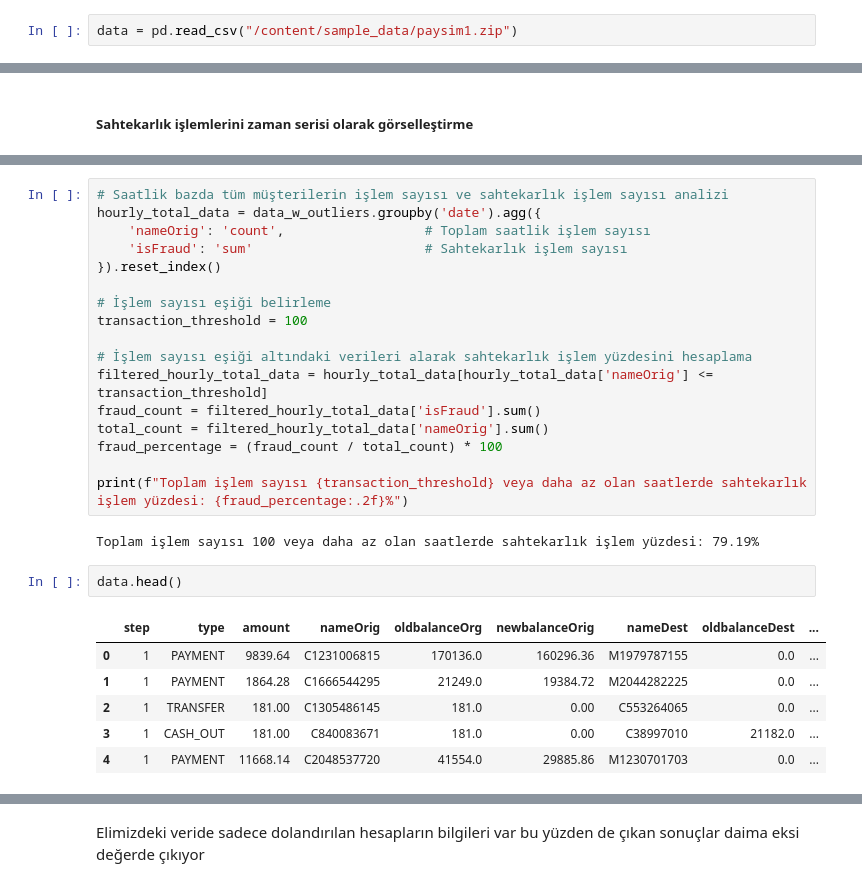
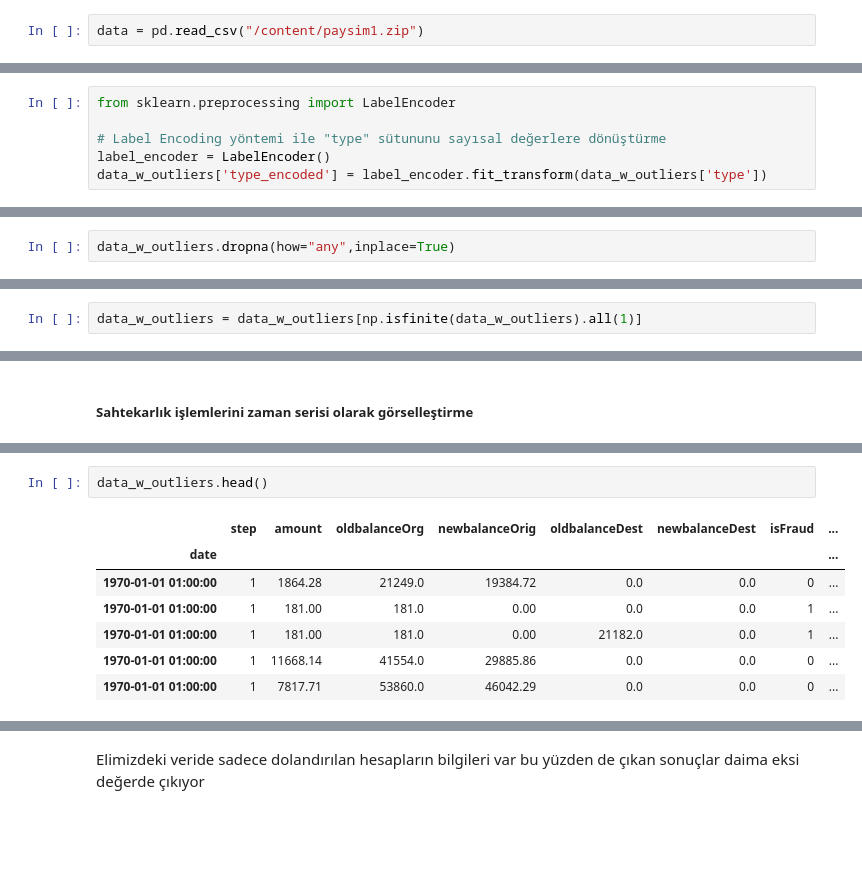
Before and after one commit to Muhammedali26/Projects, a Jupyter notebook: Synthetic-data-fraud-detection/main_ipynb_adlı_not_defterinin_kopyası.ipynb, the cells around one changed output, grey strips where cells are left out. Saved outputs shown, nothing was run; the diff lists cells and outputs as text; blank space fills up the shorter version.

```diff
--- a/Synthetic-data-fraud-detection/main_ipynb_adlı_not_defterinin_kopyası.ipynb
+++ b/Synthetic-data-fraud-detection/main_ipynb_adlı_not_defterinin_kopyası.ipynb
@@ -28,7 +30,7 @@ Saving kaggle.json to kaggle.json
 Warning: Your Kaggle API key is readable by other users on this system! To fix this, you can run 'chmod 600 /root/.kaggle/kaggle.json'
 Downloading paysim1.zip to /content
 # %%
-data = pd.read_csv("/content/sample_data/paysim1.zip")
+data = pd.read_csv("/content/paysim1.zip")
 # %% [markdown]
 This is a sample of 1 row with headers explanation:
 
@@ -138,0 +160,6 @@ data_w_outliers
+# %%
+from sklearn.preprocessing import LabelEncoder
+
+# Label Encoding yöntemi ile "type" sütununu sayısal değerlere dönüştürme
+label_encoder = LabelEncoder()
+data_w_outliers['type_encoded'] = label_encoder.fit_transform(data_w_outliers['type'])
@@ -138,0 +192,2 @@ data_w_outliers
+# %%
+data_w_outliers.dropna(how="any",inplace=True)
@@ -138,0 +216,2 @@ data_w_outliers
+# %%
+data_w_outliers = data_w_outliers[np.isfinite(data_w_outliers).all(1)]
@@ -327,28 +391,10 @@ plt.show()
-# %%
-# Saatlik bazda tüm müşterilerin işlem sayısı ve sahtekarlık işlem sayısı analizi
-hourly_total_data = data_w_outliers.groupby('date').agg({
-    'nameOrig': 'count',                  # Toplam saatlik işlem sayısı
-    'isFraud': 'sum'                      # Sahtekarlık işlem sayısı
-}).reset_index()
-
-# İşlem sayısı eşiği belirleme
-transaction_threshold = 100
-
-# İşlem sayısı eşiği altındaki verileri alarak sahtekarlık işlem yüzdesini hesaplama
-filtered_hourly_total_data = hourly_total_data[hourly_total_data['nameOrig'] <= transaction_threshold]
-fraud_count = filtered_hourly_total_data['isFraud'].sum()
-total_count = filtered_hourly_total_data['nameOrig'].sum()
-fraud_percentage = (fraud_count / total_count) * 100
-
-print(f"Toplam işlem sayısı {transaction_threshold} veya daha az olan saatlerde sahtekarlık işlem yüzdesi: {fraud_percentage:.2f}%")
-# %% [output]
-Toplam işlem sayısı 100 veya daha az olan saatlerde sahtekarlık işlem yüzdesi: 79.19%
 # %%
-data.head()
+data_w_outliers.head()
 # %% [output]
-|  | step | type | amount | nameOrig | oldbalanceOrg | newbalanceOrig | nameDest | oldbalanceDest | ... |
-| 0 | 1 | PAYMENT | 9839.64 | C1231006815 | 170136.0 | 160296.36 | M1979787155 | 0.0 | ... |
-| 1 | 1 | PAYMENT | 1864.28 | C1666544295 | 21249.0 | 19384.72 | M2044282225 | 0.0 | ... |
-| 2 | 1 | TRANSFER | 181.00 | C1305486145 | 181.0 | 0.00 | C553264065 | 0.0 | ... |
-| 3 | 1 | CASH_OUT | 181.00 | C840083671 | 181.0 | 0.00 | C38997010 | 21182.0 | ... |
-| 4 | 1 | PAYMENT | 11668.14 | C2048537720 | 41554.0 | 29885.86 | M1230701703 | 0.0 | ... |
+|  | step | amount | oldbalanceOrg | newbalanceOrig | oldbalanceDest | newbalanceDest | isFraud | ... |
+| date |  |  |  |  |  |  |  | ... |
+| 1970-01-01 01:00:00 | 1 | 1864.28 | 21249.0 | 19384.72 | 0.0 | 0.0 | 0 | ... |
+| 1970-01-01 01:00:00 | 1 | 181.00 | 181.0 | 0.00 | 0.0 | 0.0 | 1 | ... |
+| 1970-01-01 01:00:00 | 1 | 181.00 | 181.0 | 0.00 | 21182.0 | 0.0 | 1 | ... |
+| 1970-01-01 01:00:00 | 1 | 11668.14 | 41554.0 | 29885.86 | 0.0 | 0.0 | 0 | ... |
+| 1970-01-01 01:00:00 | 1 | 7817.71 | 53860.0 | 46042.29 | 0.0 | 0.0 | 0 | ... |
```
Also changed, not shown: parts of 97 cells of this notebook.
